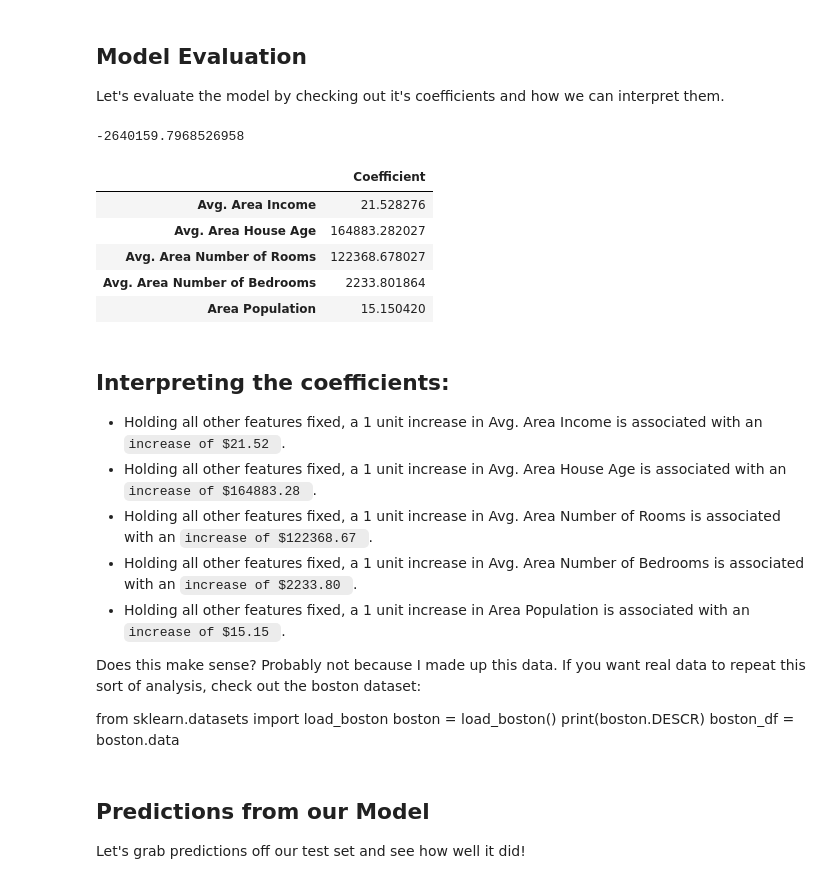
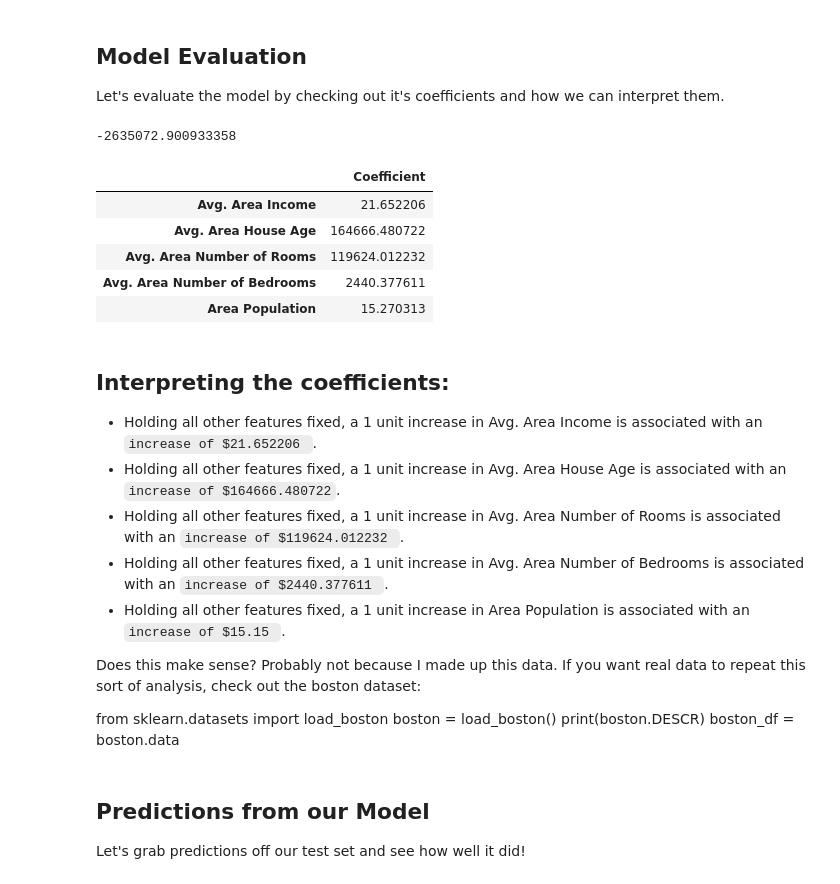
Before and after one commit to sushantgadi/ML-Tutorials, a Jupyter notebook: supervised-ml/linear-regression/linear_regression_house_price_prediction.ipynb, the cells around one changed output. Saved outputs shown, nothing was run; the diff lists cells and outputs as text; code cells hidden in the pictures.

```diff
--- a/supervised-ml/linear-regression/linear_regression_house_price_prediction.ipynb
+++ b/supervised-ml/linear-regression/linear_regression_house_price_prediction.ipynb
@@ -213,2 +257,2 @@ from sklearn.model_selection import train_test_split
 # %%
-X_train, X_test, y_train, y_test = train_test_split(X, y, test_size=0.4, random_state=101)
+X_train, X_test, y_train, y_test = train_test_split(X, y, test_size=0.2, random_state=42)
@@ -218,0 +281,4 @@ from sklearn.linear_model import LinearRegression
+# %%
+model = LinearRegression()
+model.fit(X_train, y_train)
+predictions = model.predict(X_test)
@@ -219,33 +295,33 @@ from sklearn.linear_model import LinearRegression
 # %%
-lm = LinearRegression()
+model = LinearRegression()
 # %%
-lm.fit(X_train,y_train)
+model.fit(X_train,y_train)
 # %% [output]
 LinearRegression()
 # %% [markdown]
 ## Model Evaluation
 Let's evaluate the model by checking out it's coefficients and how we can interpret them.
 # %%
-print(lm.intercept_)
+print(model.intercept_)
 # %% [output]
--2640159.7968526958
+-2635072.900933358
 # %%
-coeff_df = pd.DataFrame(lm.coef_,X.columns,columns=['Coefficient'])
+coeff_df = pd.DataFrame(model.coef_,X.columns,columns=['Coefficient'])
 coeff_df
 # %% [output]
 |  | Coefficient |
-| Avg. Area Income | 21.528276 |
-| Avg. Area House Age | 164883.282027 |
-| Avg. Area Number of Rooms | 122368.678027 |
-| Avg. Area Number of Bedrooms | 2233.801864 |
-| Area Population | 15.150420 |
+| Avg. Area Income | 21.652206 |
+| Avg. Area House Age | 164666.480722 |
+| Avg. Area Number of Rooms | 119624.012232 |
+| Avg. Area Number of Bedrooms | 2440.377611 |
+| Area Population | 15.270313 |
 # %% [markdown]
 ## Interpreting the coefficients:
 
-* Holding all other features fixed, a 1 unit increase in Avg. Area Income is associated with an ``increase of $21.52 ``.
-* Holding all other features fixed, a 1 unit increase in Avg. Area House Age is associated with an ``increase of $164883.28 ``.
-* Holding all other features fixed, a 1 unit increase in Avg. Area Number of Rooms is associated with an ``increase of $122368.67 ``.
-* Holding all other features fixed, a 1 unit increase in Avg. Area Number of Bedrooms is associated with an ``increase of $2233.80 ``.
+* Holding all other features fixed, a 1 unit increase in Avg. Area Income is associated with an ``increase of $21.652206 ``.
+* Holding all other features fixed, a 1 unit increase in Avg. Area House Age is associated with an ``increase of $164666.480722``.
+* Holding all other features fixed, a 1 unit increase in Avg. Area Number of Rooms is associated with an ``increase of $119624.012232 ``.
+* Holding all other features fixed, a 1 unit increase in Avg. Area Number of Bedrooms is associated with an ``increase of $2440.377611 ``.
 * Holding all other features fixed, a 1 unit increase in Area Population is associated with an ``increase of $15.15 ``.
 
 Does this make sense? Probably not because I made up this data. If you want real data to repeat this sort of analysis, check out the boston dataset:
```
Also changed, not shown: parts of 10 cells of this notebook.
